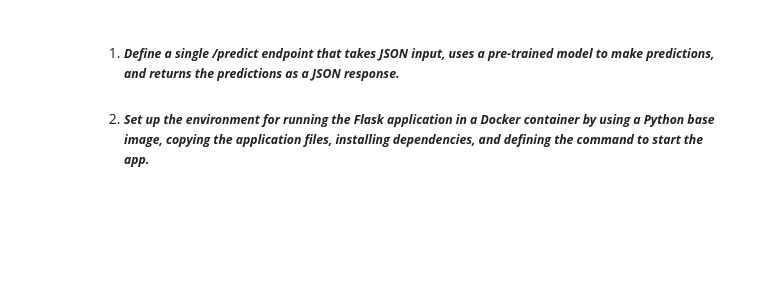
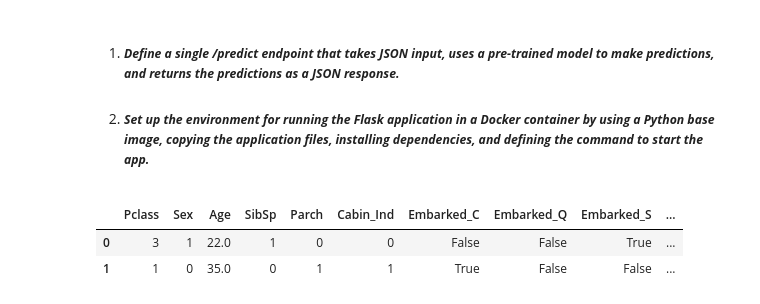
Before and after one commit to JoshOlam/datascience-assessment, a Jupyter notebook: Joshua-Skaletek.ipynb, the cells around one changed output. Cells and saved outputs as stored; diff of their text form; code cells hidden in the pictures; blank space fills up the shorter version.

```diff
--- a/Joshua-Skaletek.ipynb
+++ b/Joshua-Skaletek.ipynb
@@ -380,6 +374,13 @@ Name: Sex, Length: 891, dtype: int64
 # %%
 # One-Hot Encoding of 'Embarked'
 embarked_dummies = pd.get_dummies(data['Embarked'], prefix='Embarked')
+# %%
+# Write the encoded columns to a configuration file
+EMBARKED_CONFIG = os.getenv("EMBARKED_CONFIG", default="config/embarked.json")
+with open(EMBARKED_CONFIG, "w") as f:
+    # Convert the columns to json and write to the file
+    columns = {str(col).split("_")[-1]: col for col in embarked_dummies.columns}
+    json.dump(columns, f)
 # %% [markdown]
 ##### **Drop non used columns and merge data**
 # %%
@@ -521 +565,8 @@ data_encoded = pd.concat([data.drop(['Title', 'AgeGroup'], axis=1), title_dummie
+# %%
+# Write the columns for the training data to a configuration file
+TRAINING_COLUMNS_CONFIG = os.getenv("TRAINING_COLUMNS_CONFIG", default="config/training_columns.json")
+with open(TRAINING_COLUMNS_CONFIG, "w") as f:
+    # Convert the columns to json and write to the file
+    columns = {col: data_encoded[col].dtype.name for col in data_encoded.columns if col != "Survived"}
+    json.dump(columns, f)
 # %%
@@ -655,3 +659,63 @@ joblib.dump(random_forest, MODEL_PATH)
 
 1.   ##### ***Define a single /predict endpoint that takes JSON input, uses a pre-trained model to make predictions, and returns the predictions as a JSON response.***
 2. ##### ***Set up the environment for running the Flask application in a Docker container by using a Python base image, copying the application files, installing dependencies, and defining the command to start the app.***
+# %%
+import pandas as pd
+
+def reorder_and_cast_columns(df, reference_dict):
+    """
+    Reorder the columns of df to match the keys of reference_dict and cast them to the specified types.
+
+    Parameters:
+        df (pd.DataFrame): The DataFrame whose columns need to be reordered and types cast.
+        reference_dict (dict): A dictionary where keys are column names and values are the desired data types.
+
+    Returns:
+        pd.DataFrame: A DataFrame with columns reordered and cast to match the reference dictionary.
+    """
+    # Extract the column order from the dictionary keys
+    column_order = list(reference_dict.keys())
+
+    # Reorder the columns based on the dictionary keys
+    reordered_df = df.reindex(columns=column_order)
+
+    # Cast the columns to the specified types in reference_dict
+    for column, dtype in reference_dict.items():
+        if column in reordered_df.columns:  # check if the column is in the DataFrame
+            reordered_df[column] = reordered_df[column].astype(dtype)
+
+    return reordered_df
+
+# Example usage:
+# Define a sample DataFrame (not necessarily in the right order or type)
+df = pd.DataFrame({
+    'Age': [22.0, 35.0],
+    'Sex': [1, 0],
+    'Pclass': [3, 1],
+    'SibSp': [1, 0],
+    'Parch': [0, 1],
+    'FarePerPerson': [7.25, 71.2833],
+    'Embarked_C': [False, True],
+    'Embarked_S': [True, False],
+    'Embarked_Q': [False, False],
+    'FamilySize': [2, 1],
+    'IsAlone': [0, 1],
+    'Cabin_Ind': [0, 1],
+    # Assume Title and AgeGroup columns are already boolean as needed
+    'Title_Mr': [True, False],
+    'AgeGroup_Adult': [True, True]
+})
+
+# Define the reference dictionary as given
+reference_dict = {
+    "Pclass": "int64", "Sex": "int64", "Age": "float64", "SibSp": "int64", "Parch": "int64", "Cabin_Ind": "int64",
+    "Embarked_C": "bool", "Embarked_Q": "bool", "Embarked_S": "bool", "FamilySize": "int64", "IsAlone": "int64",
+    "FarePerPerson": "float64", "Title_Mr": "bool", "AgeGroup_Adult": "bool"
+}
+
+# Reorder and cast columns
+reorder_and_cast_columns(df, reference_dict)
+# %% [output]
+|  | Pclass | Sex | Age | SibSp | Parch | Cabin_Ind | Embarked_C | Embarked_Q | Embarked_S | ... |
+| 0 | 3 | 1 | 22.0 | 1 | 0 | 0 | False | False | True | ... |
+| 1 | 1 | 0 | 35.0 | 0 | 1 | 1 | True | False | False | ... |
```
Also changed, not shown: parts of 12 cells of this notebook, 11 other files.
